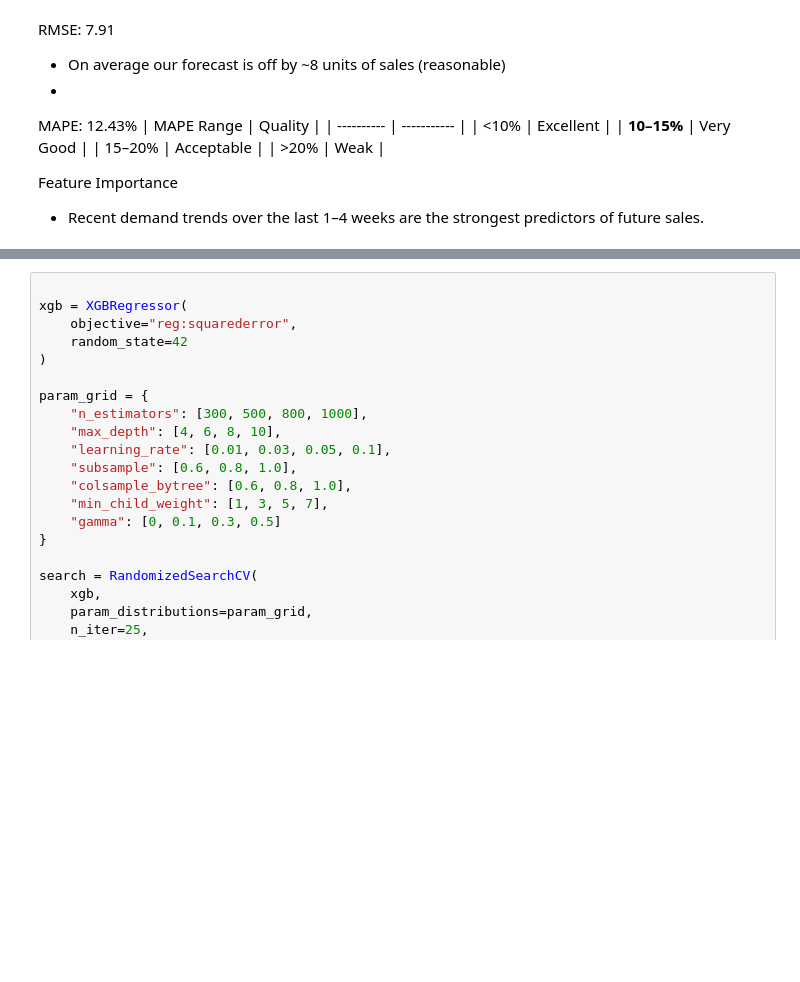
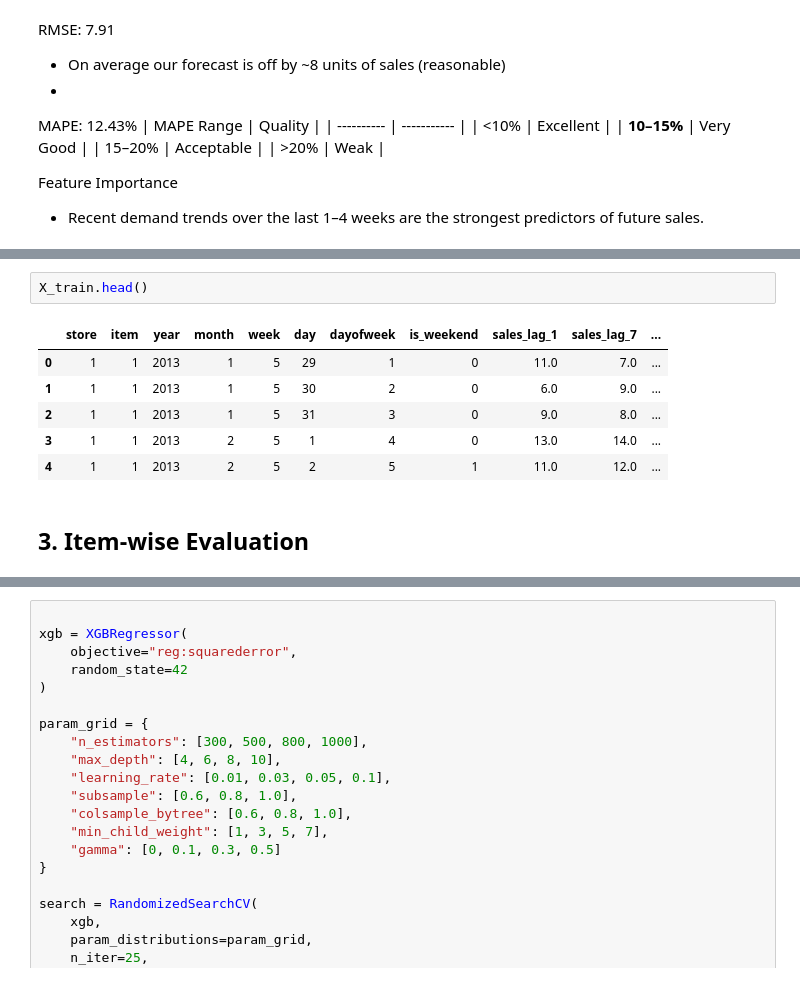
Before and after one commit to Devashish-Rawat1/StockSense, a Jupyter notebook: notebooks/03_modeling_xgboost.ipynb, the cells around one changed output, grey strips where cells are left out. Saved outputs shown, nothing was run; the diff lists cells and outputs as text; blank space fills up the shorter version.

```diff
--- a/notebooks/03_modeling_xgboost.ipynb
+++ b/notebooks/03_modeling_xgboost.ipynb
@@ -237,0 +239,11 @@ plt.show()
+# %%
+X_train.head()
+# %% [output]
+|  | store | item | year | month | week | day | dayofweek | is_weekend | sales_lag_1 | sales_lag_7 | ... |
+| 0 | 1 | 1 | 2013 | 1 | 5 | 29 | 1 | 0 | 11.0 | 7.0 | ... |
+| 1 | 1 | 1 | 2013 | 1 | 5 | 30 | 2 | 0 | 6.0 | 9.0 | ... |
+| 2 | 1 | 1 | 2013 | 1 | 5 | 31 | 3 | 0 | 9.0 | 8.0 | ... |
+| 3 | 1 | 1 | 2013 | 2 | 5 | 1 | 4 | 0 | 13.0 | 14.0 | ... |
+| 4 | 1 | 1 | 2013 | 2 | 5 | 2 | 5 | 1 | 11.0 | 12.0 | ... |
+# %% [markdown]
+## 3. Item-wise Evaluation
```
Also changed, not shown: parts of 25 cells of this notebook, 19 other files.
